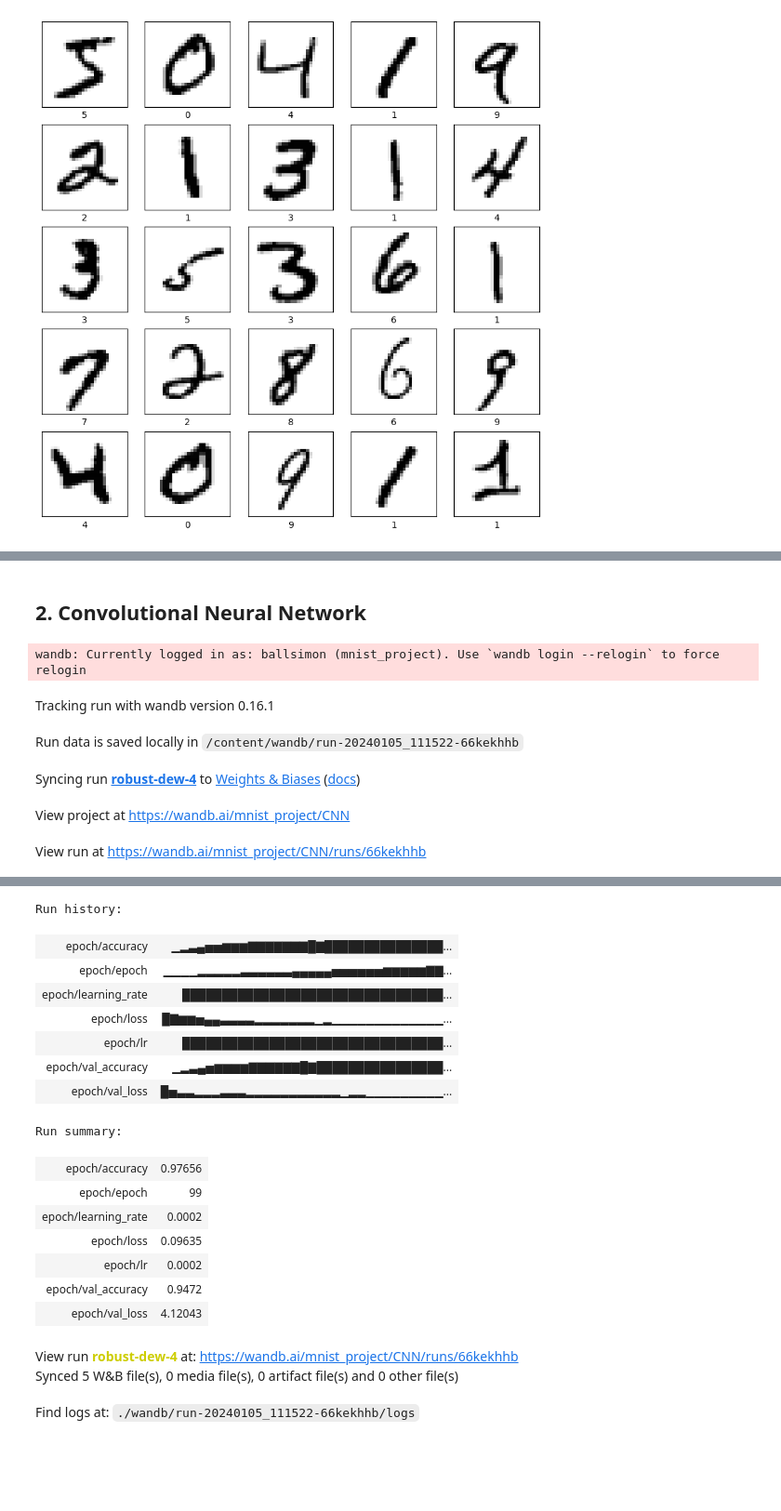
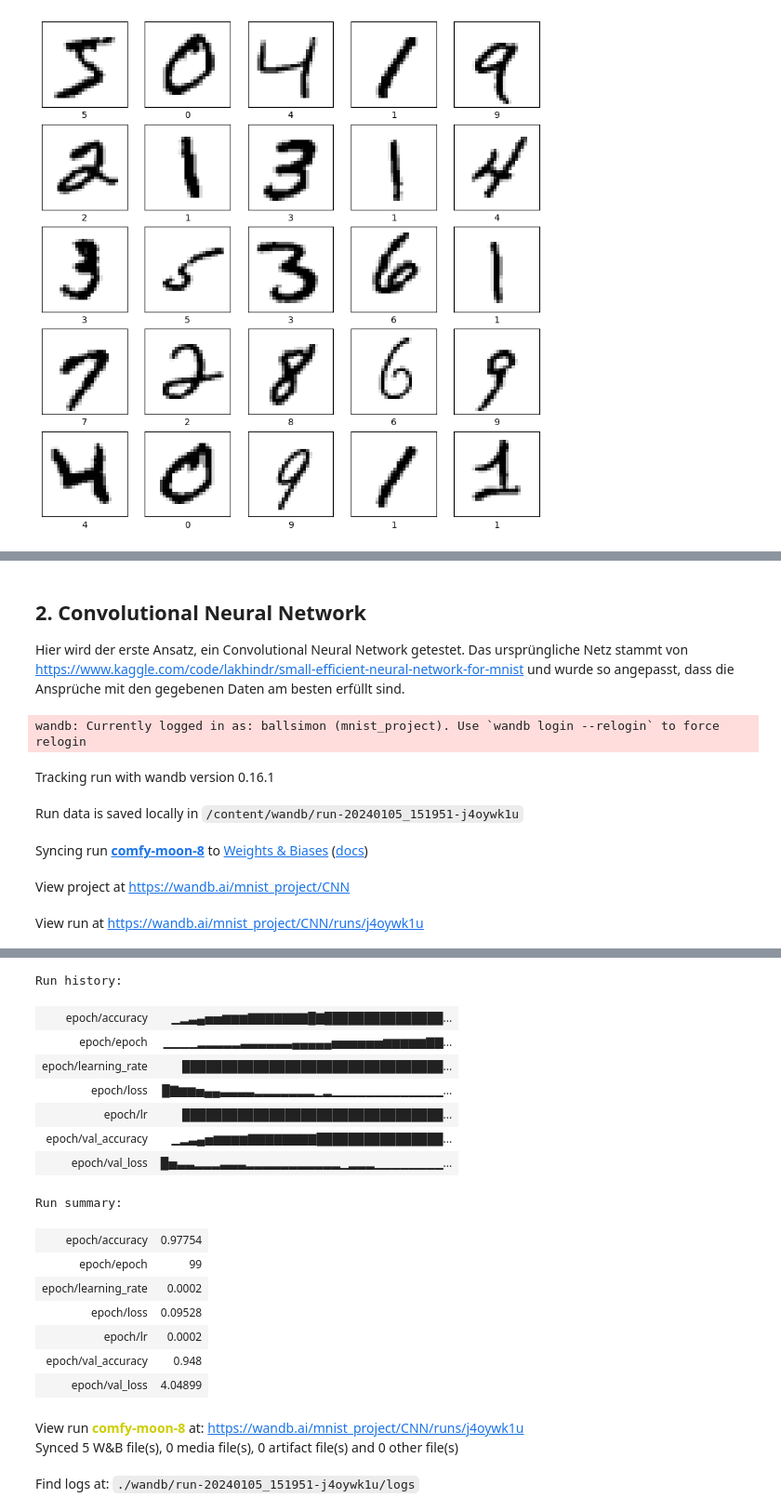
Before and after one commit to SimonBall1/Digitale-Bildverarbeitung, a Jupyter notebook: SimonsKampfmitKI.ipynb, the cells around one changed output, grey strips where cells are left out. Shown at 93% size. Drawn from its saved outputs; the diff is of its cells as text; code cells hidden in the pictures; blank space fills up the shorter version.

```diff
--- a/SimonsKampfmitKI.ipynb
+++ b/SimonsKampfmitKI.ipynb
@@ -110,5 +106,7 @@ image_generator = augmentor_pipeline.keras_generator_from_array(x_train, y_train
 # %% [markdown]
 ## 2. Convolutional Neural Network
+
+Hier wird der erste Ansatz, ein Convolutional Neural Network getestet. Das ursprüngliche Netz stammt von https://www.kaggle.com/code/lakhindr/small-efficient-neural-network-for-mnist und wurde so angepasst, dass die Ansprüche mit den gegebenen Daten am besten erfüllt sind.
 # %%
 # Try to make the results repeatable
 tf.keras.utils.set_random_seed(42)
@@ -148,7 +146,7 @@ reduce_lr_callback = tf.keras.callbacks.ReduceLROnPlateau(
     monitor="val_accuracy",
     factor=0.2,
     patience=10,
-    min_lr=0.0
+    min_lr=0.0001
 )
 # checkpoint_filepath = f'./drive/MyDrive/MNIST/checkpoints/model_{datetime.datetime.now().strftime("%Y-%m-%d_%H-%M-%S")}.h5' # Used for Google Drive
 checkpoint_filepath = f'model_{datetime.datetime.now().strftime("%Y-%m-%d_%H-%M-%S")}.h5'
@@ -185,8 +183,8 @@ os.rename(checkpoint_filepath, f"{checkpoint_filepath[:-3]}_{results[1]:.4f}.h5"
 # %% [output]
 wandb: Currently logged in as: ballsimon (mnist_project). Use `wandb login --relogin` to force relogin
 Tracking run with wandb version 0.16.1
-Run data is saved locally in /content/wandb/run-20240105_111522-66kekhhb
+Run data is saved locally in /content/wandb/run-20240105_151951-j4oywk1u
-Syncing run robust-dew-4 to Weights & Biases (docs)
+Syncing run comfy-moon-8 to Weights & Biases (docs)
 View project at https://wandb.ai/mnist_project/CNN
-View run at https://wandb.ai/mnist_project/CNN/runs/66kekhhb
+View run at https://wandb.ai/mnist_project/CNN/runs/j4oywk1u
 Epoch 1/100
@@ -212,21 +210,21 @@ test loss: 4.120431423187256, test acc: 0.9472000002861023
 Run history:
 | epoch/accuracy | ▁▂▃▄▅▅▆▆▆▇▇▇▇▇▇▇█▇███████████████... |
 | epoch/epoch | ▁▁▁▁▂▂▂▂▂▃▃▃▃▃▃▄▄▄▄▄▅▅▅▅▅▅▆▆▆▆▆▇▇... |
 | epoch/learning_rate | █████████████████████████████████... |
 | epoch/loss | █▇▆▆▅▄▄▃▃▃▃▂▂▂▂▂▂▂▁▂▁▁▁▁▁▁▁▁▁▁▁▁▁... |
 | epoch/lr | █████████████████████████████████... |
-| epoch/val_accuracy | ▁▂▃▄▅▆▆▆▆▇▇▇▇▇▇█▇████████████████... |
-| epoch/val_loss | █▅▃▃▂▂▂▃▃▃▂▂▂▂▂▂▂▂▂▂▂▁▂▂▁▁▁▁▁▁▁▁▁... |
+| epoch/val_accuracy | ▁▂▃▄▅▆▆▆▆▇▇▇▇▇▇▇▇████████████████... |
+| epoch/val_loss | █▅▃▃▂▂▂▃▃▃▂▂▂▂▂▂▂▂▂▂▂▁▂▂▂▁▁▁▁▁▁▁▁... |
 Run summary:
-| epoch/accuracy | 0.97656 |
+| epoch/accuracy | 0.97754 |
 | epoch/epoch | 99 |
 | epoch/learning_rate | 0.0002 |
-| epoch/loss | 0.09635 |
+| epoch/loss | 0.09528 |
 | epoch/lr | 0.0002 |
-| epoch/val_accuracy | 0.9472 |
-| epoch/val_loss | 4.12043 |
+| epoch/val_accuracy | 0.948 |
+| epoch/val_loss | 4.04899 |
-View run robust-dew-4 at: https://wandb.ai/mnist_project/CNN/runs/66kekhhb
+View run comfy-moon-8 at: https://wandb.ai/mnist_project/CNN/runs/j4oywk1u
 Synced 5 W&B file(s), 0 media file(s), 0 artifact file(s) and 0 other file(s)
-Find logs at: ./wandb/run-20240105_111522-66kekhhb/logs
+Find logs at: ./wandb/run-20240105_151951-j4oywk1u/logs
 # %% [markdown]
 ## 2.2 Monte Carlo Dropout
```
Also changed, not shown: parts of 16 cells of this notebook.
